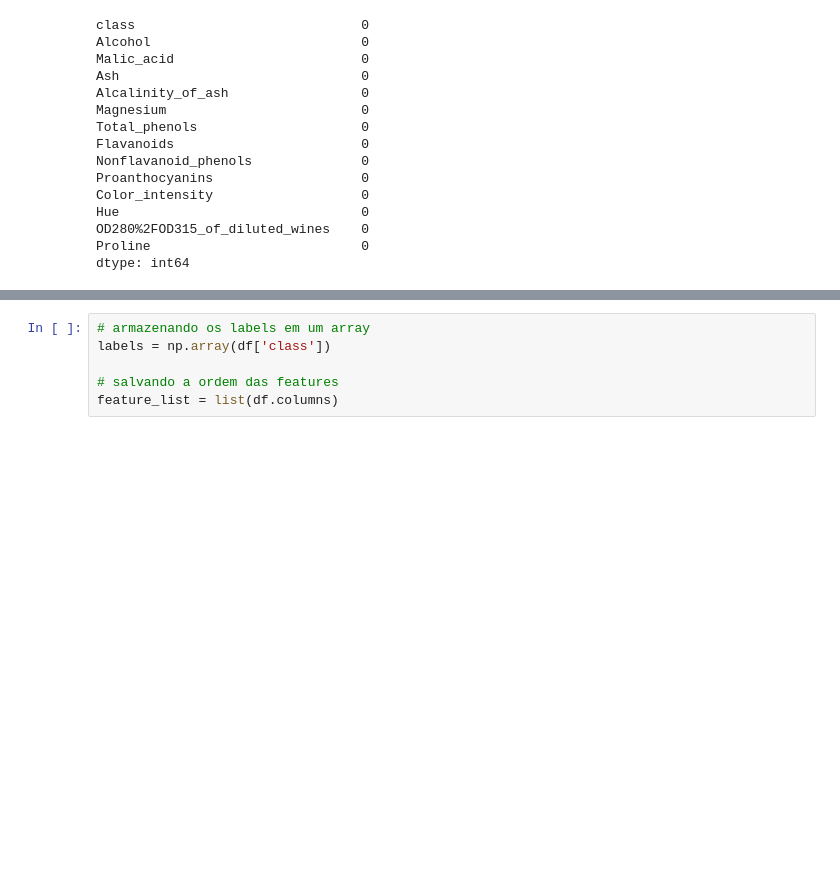
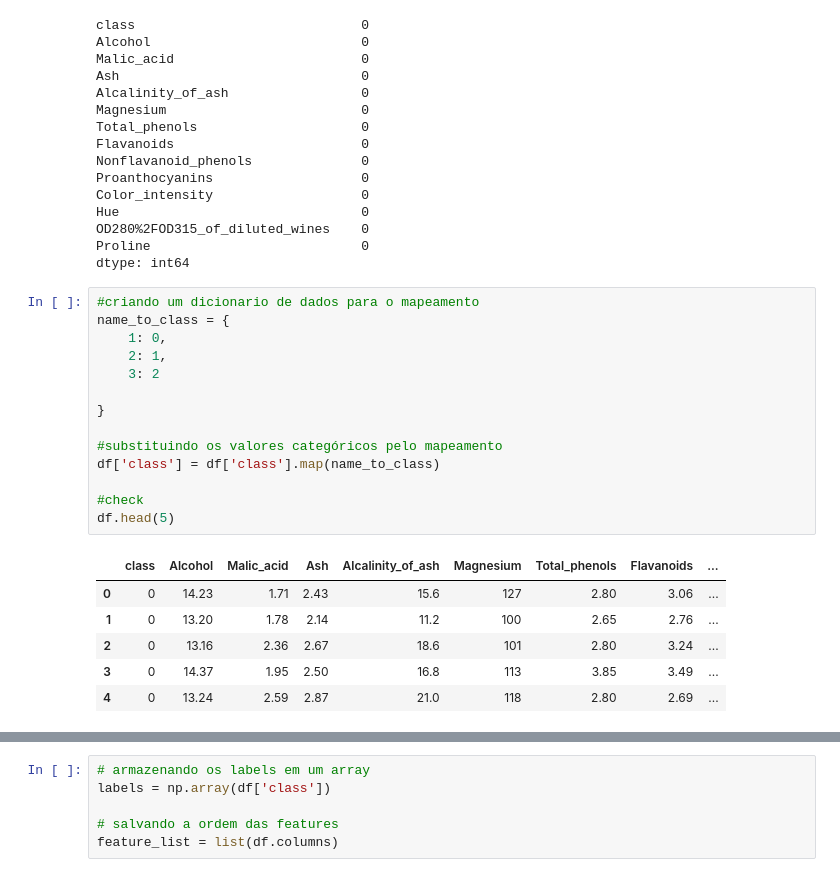
Before and after one commit to rmontteiro/ML_IGTI_bootcamp, a Jupyter notebook: Desafio_Mod3_Kmeans.ipynb, the cells around one changed output, grey strips where cells are left out. Cells and saved outputs as stored; diff of their text form; blank space fills up the shorter version.

```diff
--- a/Desafio_Mod3_Kmeans.ipynb
+++ b/Desafio_Mod3_Kmeans.ipynb
@@ -95,6 +102,27 @@ Hue                               0
 OD280%2FOD315_of_diluted_wines    0
 Proline                           0
 dtype: int64
+# %%
+#criando um dicionario de dados para o mapeamento
+name_to_class = {
+    1: 0,
+    2: 1,
+    3: 2
+
+}
+
+#substituindo os valores categóricos pelo mapeamento
+df['class'] = df['class'].map(name_to_class)
+
+#check
+df.head(5)
+# %% [output]
+|  | class | Alcohol | Malic_acid | Ash | Alcalinity_of_ash | Magnesium | Total_phenols | Flavanoids | ... |
+| 0 | 0 | 14.23 | 1.71 | 2.43 | 15.6 | 127 | 2.80 | 3.06 | ... |
+| 1 | 0 | 13.20 | 1.78 | 2.14 | 11.2 | 100 | 2.65 | 2.76 | ... |
+| 2 | 0 | 13.16 | 2.36 | 2.67 | 18.6 | 101 | 2.80 | 3.24 | ... |
+| 3 | 0 | 14.37 | 1.95 | 2.50 | 16.8 | 113 | 3.85 | 3.49 | ... |
+| 4 | 0 | 13.24 | 2.59 | 2.87 | 21.0 | 118 | 2.80 | 2.69 | ... |
 # %%
 # Analisando o resumo da base
 df.describe()
```
Also changed, not shown: parts of 9 cells of this notebook.
